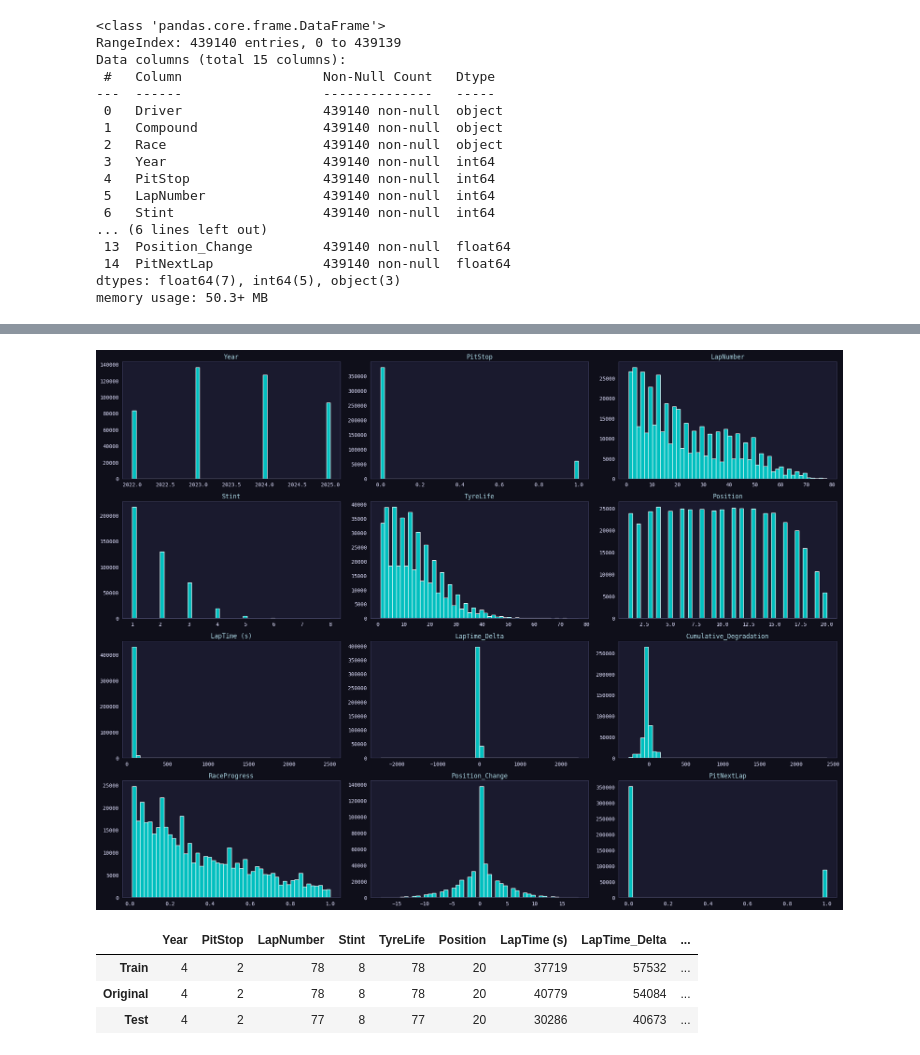
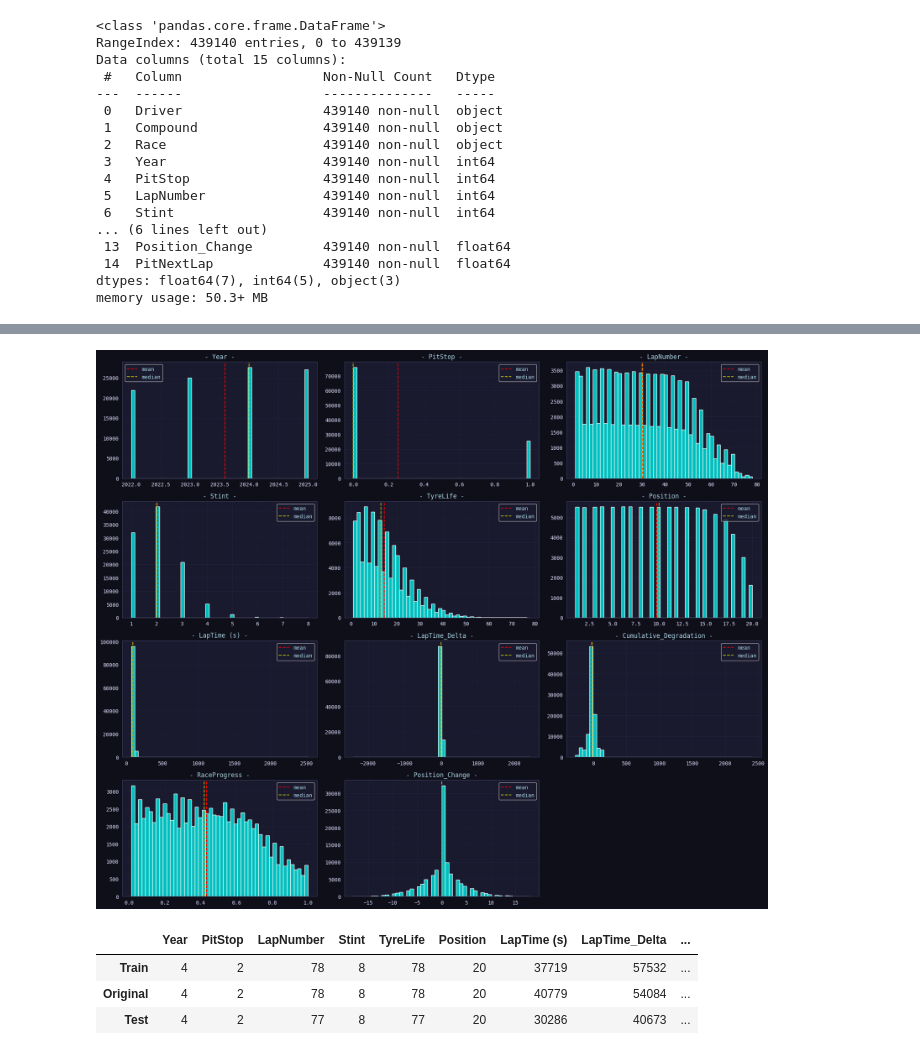
Before and after one commit to coded-sly/ps6e5-F1-PitStop, a Jupyter notebook: ps6e5-lgbm-f1-pit.ipynb, the cells around one changed output, grey strips where cells are left out. Cells and saved outputs as stored; diff of their text form; code cells hidden in the pictures.

```diff
--- a/ps6e5-lgbm-f1-pit.ipynb
+++ b/ps6e5-lgbm-f1-pit.ipynb
@@ -172,12 +172,21 @@ train[NUMS].describe()
 | 50% | 2024.000000 | 0.000000 | 19.000000 | 2.000000 | 12.000000 | 10.000000 | 90.521000 | -0.295000 | ... |
 | 75% | 2024.000000 | 0.000000 | 36.000000 | 2.000000 | 20.000000 | 14.000000 | 98.471000 | 0.115000 | ... |
 | max | 2025.000000 | 1.000000 | 78.000000 | 8.000000 | 77.000000 | 20.000000 | 2507.607000 | 2423.932000 | ... |
-# %%
-ax = train.hist(figsize=(20, 15), bins=50, grid=False)
-plt.tight_layout()
-plt.show()
-# %% [output]
-[figure, removed]
+# %%
+plt.figure(figsize=(18, 15))
+
+for i, col in enumerate(NUMS):
+    plt.subplot(4, 3, i+1)
+    ax = plt.hist(orig[col], bins=50)
+    plt.axvline(x=orig[col].mean(), color='r', linestyle='--', label='mean')
+    plt.axvline(x=orig[col].median(), color='y', linestyle='--', label='median')
+    plt.title(f'- {col} -')
+    plt.legend()
+
+plt.tight_layout()
+plt.show()
+# %% [output]
+[figure, added]
 # %%
 ## -- Unique value counts for each dataset --
 TRAIN_UNIQUE = {}
```
Also changed, not shown: parts of 26 cells of this notebook.
